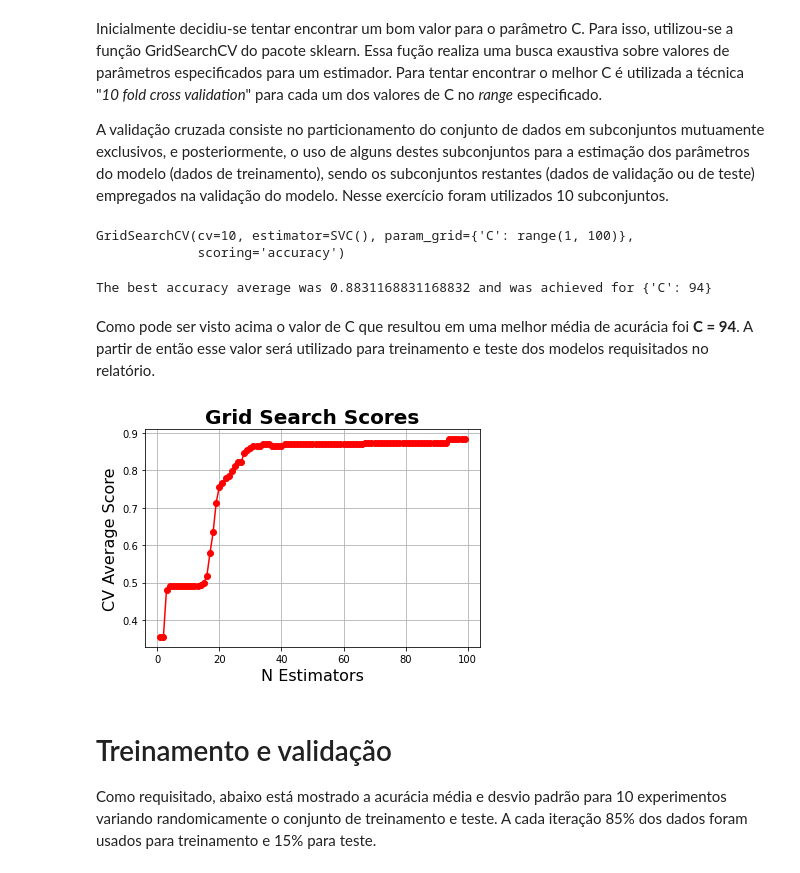
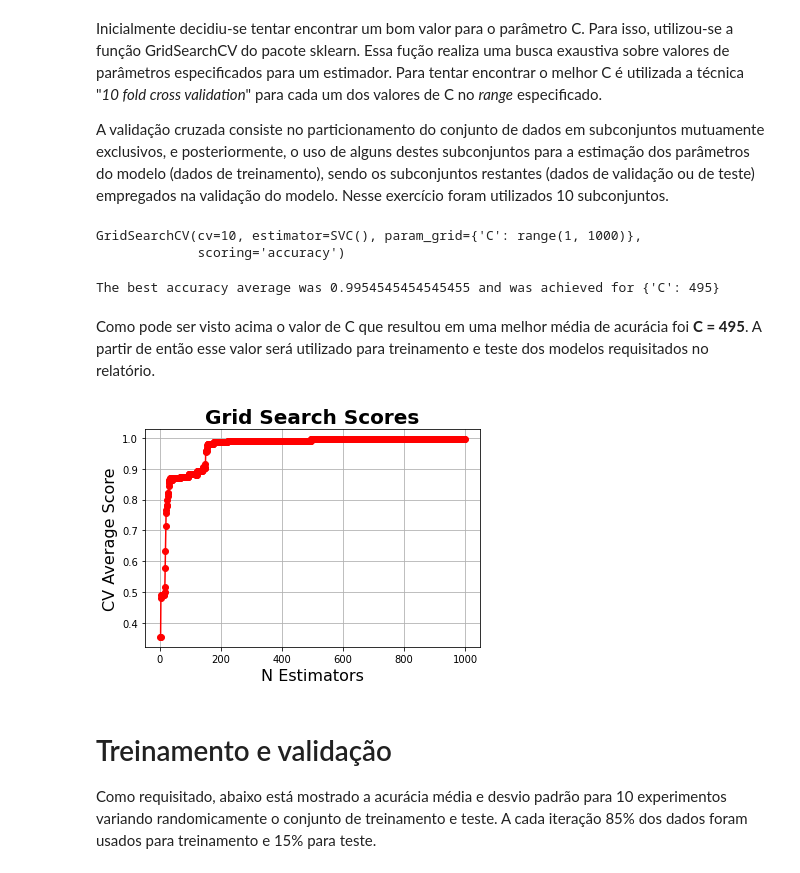
Before and after one commit to vcaitite/pattern-recognition-exercises, a Jupyter notebook: list_5/svm_classifier.ipynb, the cells around one changed output. Cells and saved outputs as stored; diff of their text form; code cells hidden in the pictures.

Commit message:
Updating C parameter of SVM.

```diff
--- a/list_5/svm_classifier.ipynb
+++ b/list_5/svm_classifier.ipynb
@@ -68,46 +68,46 @@ Inicialmente decidiu-se tentar encontrar um bom valor para o parâmetro C. Para
 A validação cruzada consiste no particionamento do conjunto de dados em subconjuntos mutuamente exclusivos, e posteriormente, o uso de alguns destes subconjuntos para a estimação dos parâmetros do modelo (dados de treinamento), sendo os subconjuntos restantes (dados de validação ou de teste) empregados na validação do modelo.
 Nesse exercício foram utilizados 10 subconjuntos.
 # %%
-parameters = {'C':range(1, 100)}
+parameters = {'C':range(1, 1000)}
 svc = svm.SVC(kernel="rbf")
 clf = GridSearchCV(svc, parameters, scoring='accuracy', refit=True, cv=10)  #To see results for each C just add: verbose=3
 # Run fit with all sets of parameters.
 clf.fit(X, y)
 # %% [output]
-GridSearchCV(cv=10, estimator=SVC(), param_grid={'C': range(1, 100)},
+GridSearchCV(cv=10, estimator=SVC(), param_grid={'C': range(1, 1000)},
              scoring='accuracy')
 # %%
 C = clf.best_params_
 score = clf.best_score_
 print("The best accuracy average was " + str(score) + " and was achieved for " + str(C) )
 # %% [output]
-The best accuracy average was 0.8831168831168832 and was achieved for {'C': 94}
+The best accuracy average was 0.9954545454545455 and was achieved for {'C': 495}
 # %% [markdown]
-Como pode ser visto acima o valor de C que resultou em uma melhor média de acurácia foi **C = 94**. A partir de então esse valor será utilizado para treinamento e teste dos modelos requisitados no relatório.
+Como pode ser visto acima o valor de C que resultou em uma melhor média de acurácia foi **C = 495**. A partir de então esse valor será utilizado para treinamento e teste dos modelos requisitados no relatório.
 # %%
 def plot_grid_search(cv_results, grid_param_1, name_param_1):
     # Get Test Scores Mean and std for each grid search
     scores_mean = cv_results['mean_test_score']
     scores_mean = np.array(scores_mean)
 
     scores_sd = cv_results['std_test_score']
     scores_sd = np.array(scores_sd)
 
     # Plot Grid search scores
     _, ax = plt.subplots(1,1)
 
     ax.plot(grid_param_1, scores_mean[:], '-o', color="red")
 
     ax.set_title("Grid Search Scores", fontsize=20, fontweight='bold')
     ax.set_xlabel(name_param_1, fontsize=16)
     ax.set_ylabel('CV Average Score', fontsize=16)
     ax.grid('on')
 
 # Calling Method
-Cs = np.arange(1,100)
+Cs = np.arange(1,1000)
 plot_grid_search(clf.cv_results_, Cs, 'N Estimators')
 # %% [output]
-[figure, old version]
+[figure, new version]
 # %% [markdown]
 # Treinamento e validação
 
```
Also changed, not shown: parts of 3 cells of this notebook, 1 other file.
